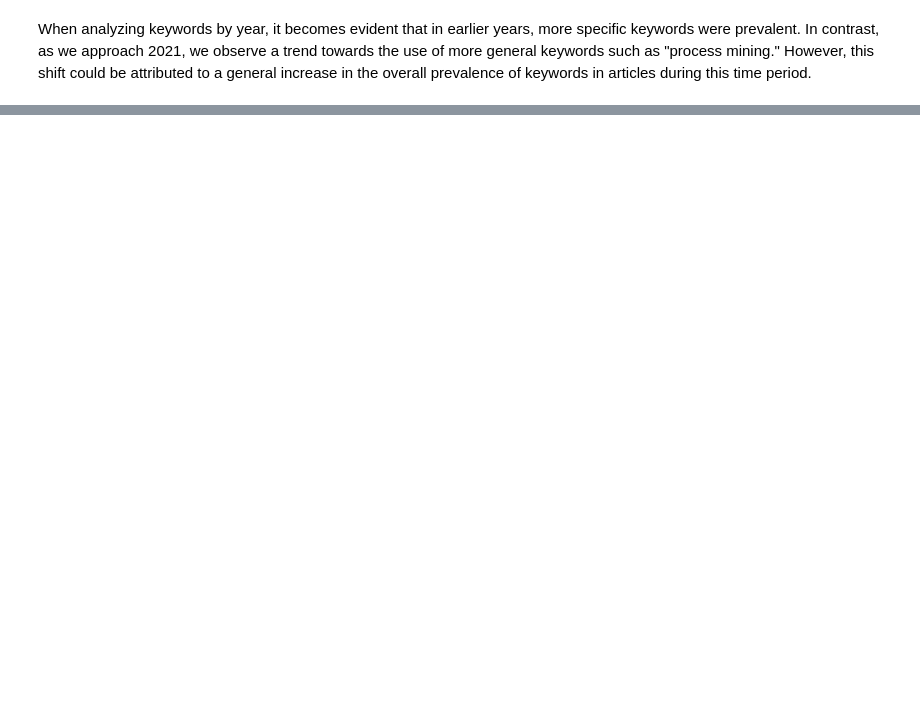
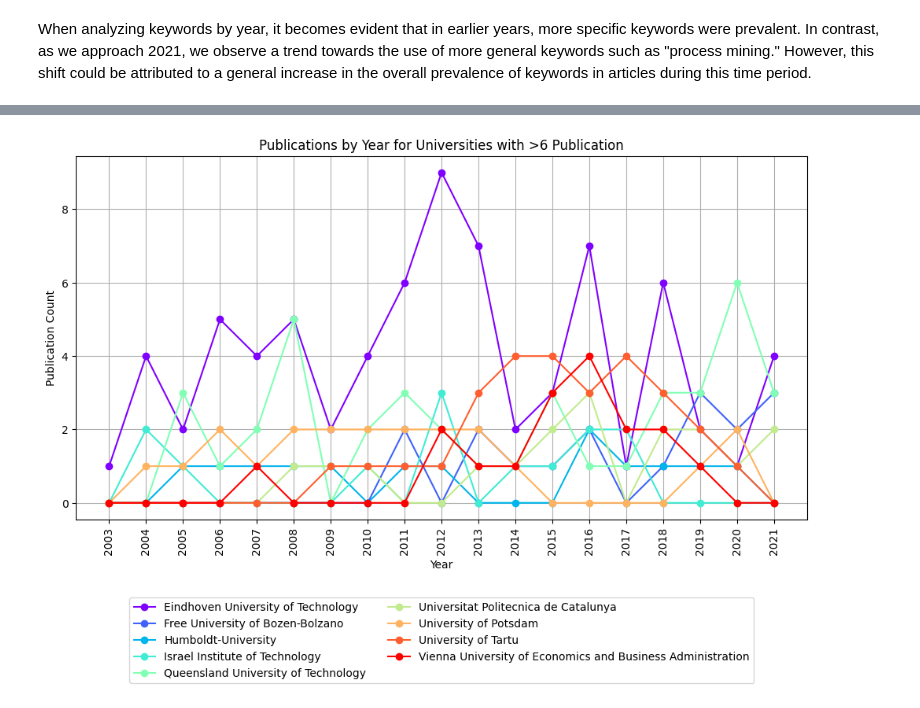
Before and after one commit to lananepeina/bpm2023, a Jupyter notebook: BPM Conference 2003-2021 Analysis.ipynb, the cells around one changed output, grey strips where cells are left out. Saved outputs shown, nothing was run; the diff lists cells and outputs as text; code cells hidden in the pictures; blank space fills up the shorter version.

```diff
--- a/BPM Conference 2003-2021 Analysis.ipynb
+++ b/BPM Conference 2003-2021 Analysis.ipynb
@@ -121,0 +209,6 @@ keyword_frequencies_by_year.to_excel('KeywordFrequenciesByYear.xlsx', index=Fals
+# %%
+data_byAuthor = data.groupby('author')['title'].nunique()
+data_byAuthor = data_byAuthor.sort_values(ascending=False)
+top_authors = data_byAuthor[data_byAuthor > 4]
+
+print(top_authors)
@@ -121,0 +233,12 @@ keyword_frequencies_by_year.to_excel('KeywordFrequenciesByYear.xlsx', index=Fals
+# %%
+#check only for the top authors
+filtered_data = data[data['author'].isin(top_authors.index)]
+people_uni = filtered_data.groupby('author')['university'].unique().apply(lambda x: ', '.join(x)).reset_index()
+file_path = 'author_uni.xlsx'
+people_uni.to_excel(file_path, index=False)
+unique_uni = people_uni['university'].unique()
+unique_uni = [uni.replace("'", '').split(', ') for uni in unique_uni]
+unique_universities = set(uni for unis in unique_uni for uni in unis)
+# %%
+org_count_filtered = organization_counts[organization_counts['organizations'].isin(unique_universities)]
+print(org_count_filtered)
@@ -121,0 +263,28 @@ keyword_frequencies_by_year.to_excel('KeywordFrequenciesByYear.xlsx', index=Fals
+# %%
+filtered_data = uni[uni['university'].isin(org_count_filtered.index)]
+grouped_data = uni.groupby(['year', 'university']).size().unstack(fill_value=0)
+# Filter universities with total publications more than 5
+filtered_data = grouped_data.loc[:, grouped_data.sum(axis=0) > 10]
+# print(filtered_data)
+
+
+university_colors = {}
+unique_colors = plt.cm.rainbow(np.linspace(0, 1, len(filtered_data.columns)))
+
+plt.figure(figsize=(12, 6))
+for idx, university in enumerate(filtered_data.columns):
+    color = unique_colors[idx]
+    university_colors[university] = color
+    plt.plot(filtered_data.index, filtered_data[university], marker='o', label=university, color=color)
+
+
+plt.title('Publications by Year for Universities with >6 Publication')
+plt.xlabel('Year')
+plt.xticks(filtered_data.index, rotation=90)
+plt.ylabel('Publication Count')
+plt.legend()
+plt.grid(True)
+plt.legend(loc='upper center', bbox_to_anchor=(0.5, -0.2), ncol=2)
+plt.show()
+# %% [output]
+[figure, added]
```
Also changed, not shown: parts of 10 cells of this notebook.
